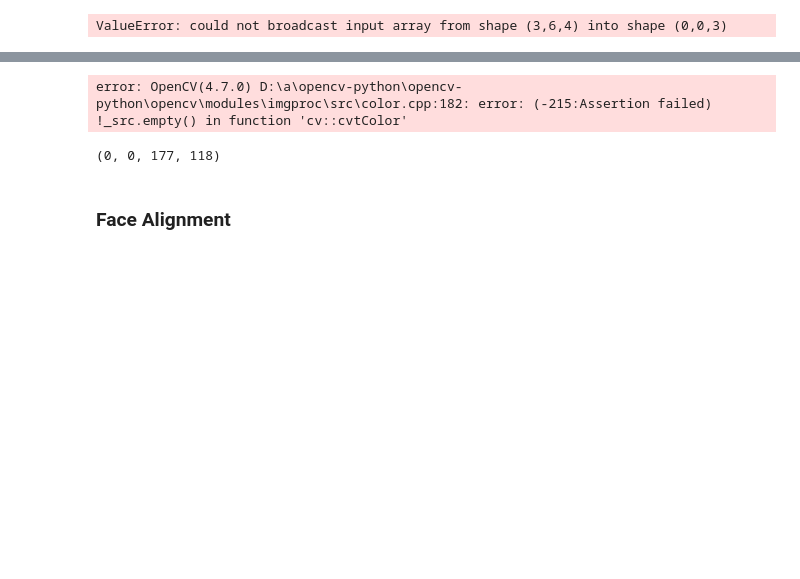
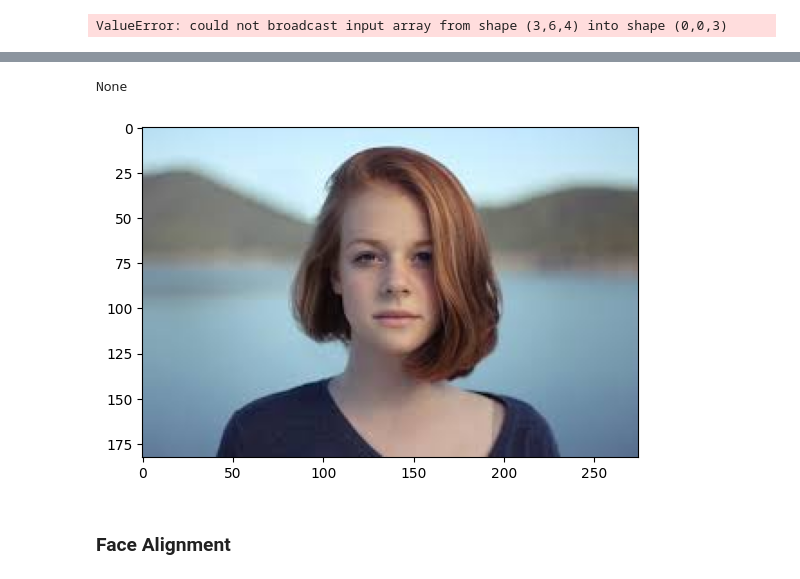
Before and after one commit to ictseoyoungmin/FaceToy_GUI, a Jupyter notebook: dev/f1.ipynb, the cells around one changed output, grey strips where cells are left out. Drawn from its saved outputs; the diff is of its cells as text; code cells hidden in the pictures; blank space fills up the shorter version.

```diff
--- a/dev/f1.ipynb
+++ b/dev/f1.ipynb
@@ -695,24 +392,18 @@ array([[[0, 0, 0],
 # %%
 from devlib import *
 import matplotlib.pyplot as plt
 
-img1,img2 = imgs_read_rgb('./image1.jpg','./image2.jpg')
+img1,img2 = imgs_read_rgb('./image.jpg','./image2.jpg')
 
 landmarks1, landmarks2 = imgs_get_landmarks(img1,img2)
 a = morph_images(img1,img2,landmarks1,landmarks2)
-plt.imshow(a)
-plt.show()
+if a is None:
+    print('None')
+else:
+    plt.imshow(a)
+    plt.show()
 plt.imshow(img1)
 plt.show()
 # %% [output]
-error: OpenCV(4.7.0) D:\a\opencv-python\opencv-python\opencv\modules\imgproc\src\color.cpp:182: error: (-215:Assertion failed) !_src.empty() in function 'cv::cvtColor'
+None
+[figure, added]
-# %%
-if type(landmarks1) is not np.ndarray:
-         landmarks1 = np.array(landmarks1)
-         landmarks2 = np.array(landmarks2)
-rectangle = (0, 0, max(landmarks1.max(axis=0)[0], landmarks2.max(axis=0)[0]),
-                 max(landmarks1.max(axis=0)[1], landmarks2.max(axis=0)[1]))
-
-rectangle
-# %% [output]
-(0, 0, 177, 118)
```
Also changed, not shown: parts of 18 cells of this notebook, 2 other files.
